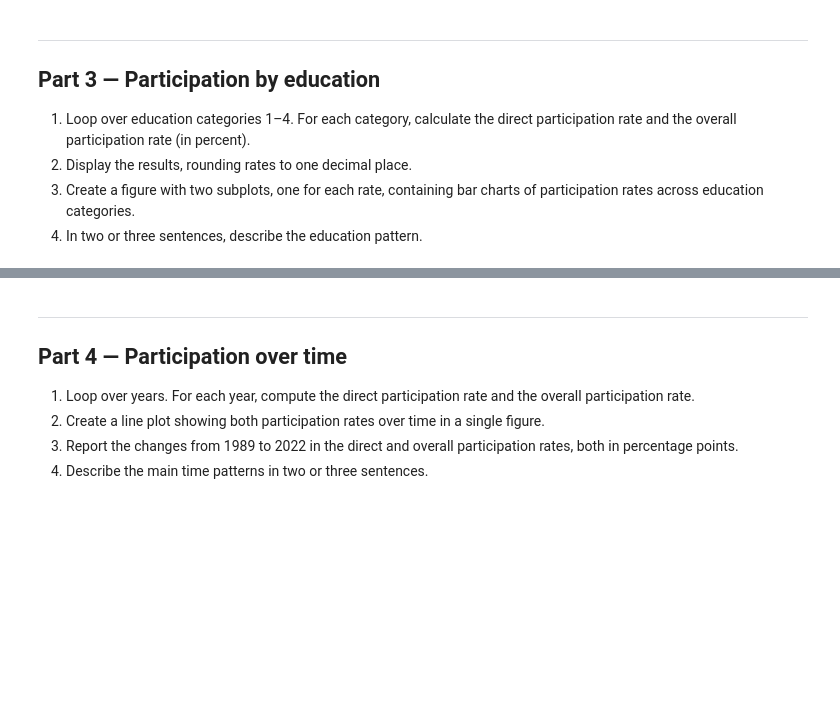
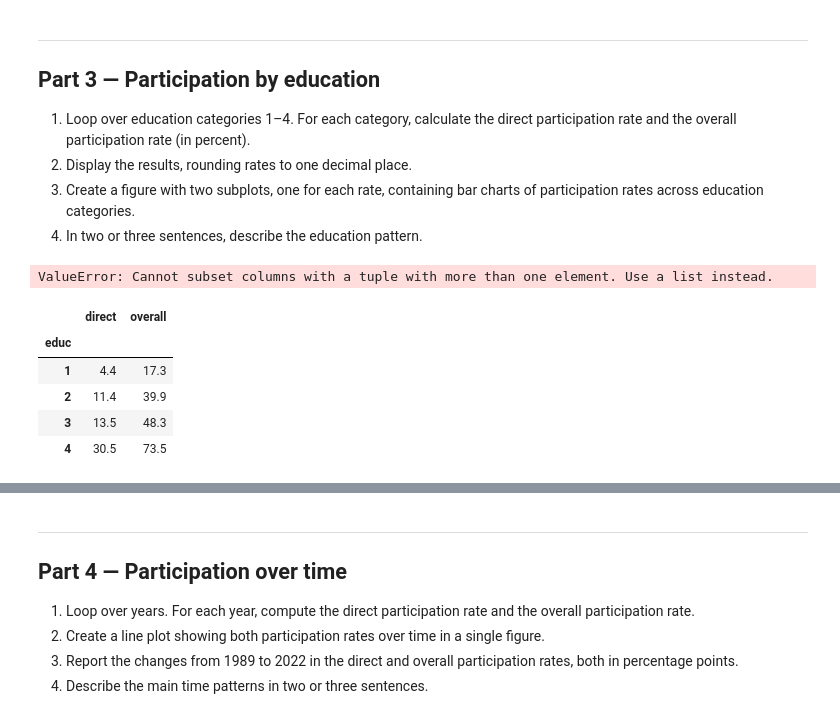
Before and after one commit to theokri105/TECH2-H26-assignment3, a Jupyter notebook: assignment3.ipynb, the cells around one changed output, grey strips where cells are left out. Drawn from its saved outputs; the diff is of its cells as text; code cells hidden in the pictures; blank space fills up the shorter version.

```diff
--- a/assignment3.ipynb
+++ b/assignment3.ipynb
@@ -168,3 +174,34 @@ built-in `mean()` method.
 3. Create a figure with two subplots, one for each rate, containing bar charts
    of participation rates across education categories.
 4. In two or three sentences, describe the education pattern.
+# %%
+df.groupby('educ')['1', '2', '3', '4']
+
+
+print(f'Participation rate in stocks is: {df['direct'].mean()*100:.2f%}')
+# %% [output]
+ValueError: Cannot subset columns with a tuple with more than one element. Use a list instead.
+# %%
+results = []
+
+for i in range(1,5):
+    subset = df[df['educ'] == i]
+    direct_rate = subset['direct'].mean() * 100
+    overall_rate = subset['overall'].mean() * 100
+    results.append({'educ': i,
+                    'direct': direct_rate,
+                    'overall': overall_rate})
+
+
+
+educ_rates = pd.DataFrame(results)
+educ_rates = educ_rates.set_index('educ')   # use the educ numbers as row labels
+
+educ_rates.round(1)
+# %% [output]
+|  | direct | overall |
+| educ |  |  |
+| 1 | 4.4 | 17.3 |
+| 2 | 11.4 | 39.9 |
+| 3 | 13.5 | 48.3 |
+| 4 | 30.5 | 73.5 |
```
Also changed, not shown: parts of 6 cells of this notebook.
